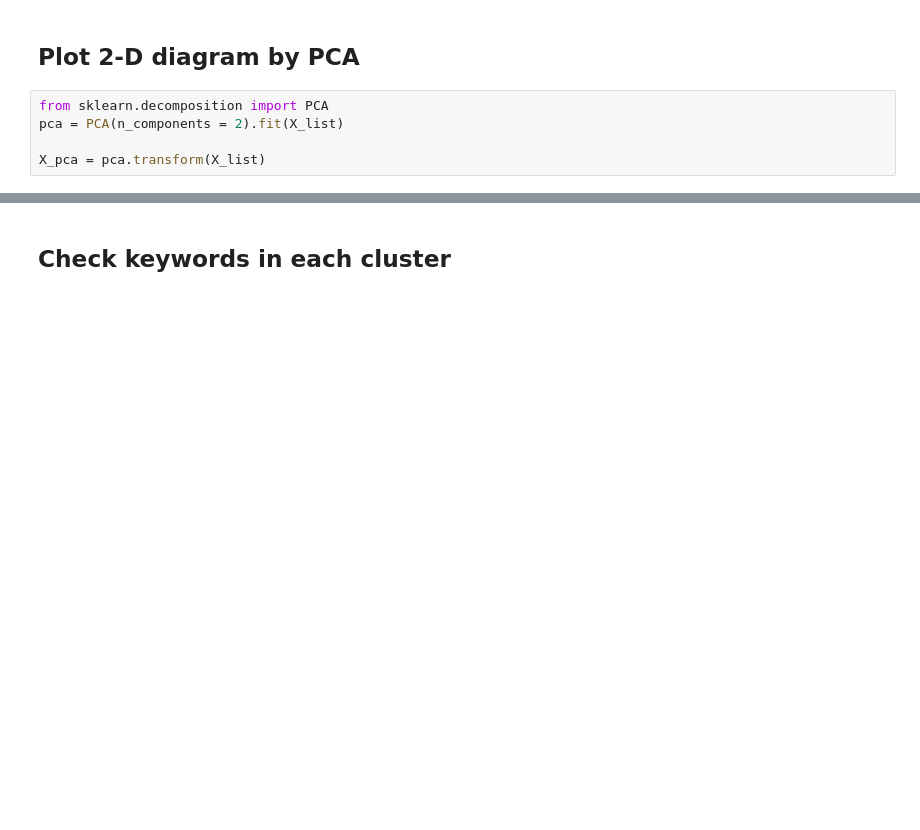
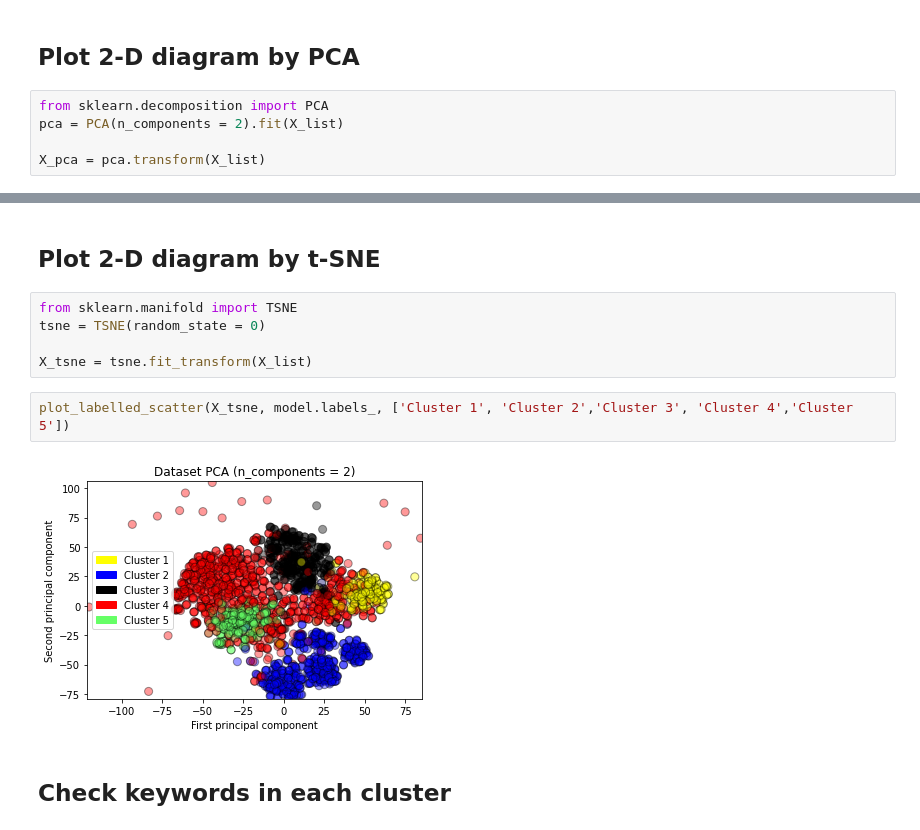
Before and after one commit to openaifab/Unsupervised-Learning, a Jupyter notebook: 3 BBC news clustering.ipynb, the cells around one changed output, grey strips where cells are left out. Saved outputs shown, nothing was run; the diff lists cells and outputs as text; blank space fills up the shorter version.

Commit message:
Updated news clustering notebook

```diff
--- a/3 BBC news clustering.ipynb
+++ b/3 BBC news clustering.ipynb
@@ -165,3 +165,14 @@ plot_labelled_scatter(X_pca, model.labels_, ['Cluster 1', 'Cluster 2','Cluster 3
+# %% [markdown]
+## Plot 2-D diagram by t-SNE
+# %%
+from sklearn.manifold import TSNE
+tsne = TSNE(random_state = 0)
+
+X_tsne = tsne.fit_transform(X_list)
+# %%
+plot_labelled_scatter(X_tsne, model.labels_, ['Cluster 1', 'Cluster 2','Cluster 3', 'Cluster 4','Cluster 5'])
+# %% [output]
+[figure, added]
 # %% [markdown]
 ## Check keywords in each cluster
 # %%
```
Also changed, not shown: parts of 5 cells of this notebook.
